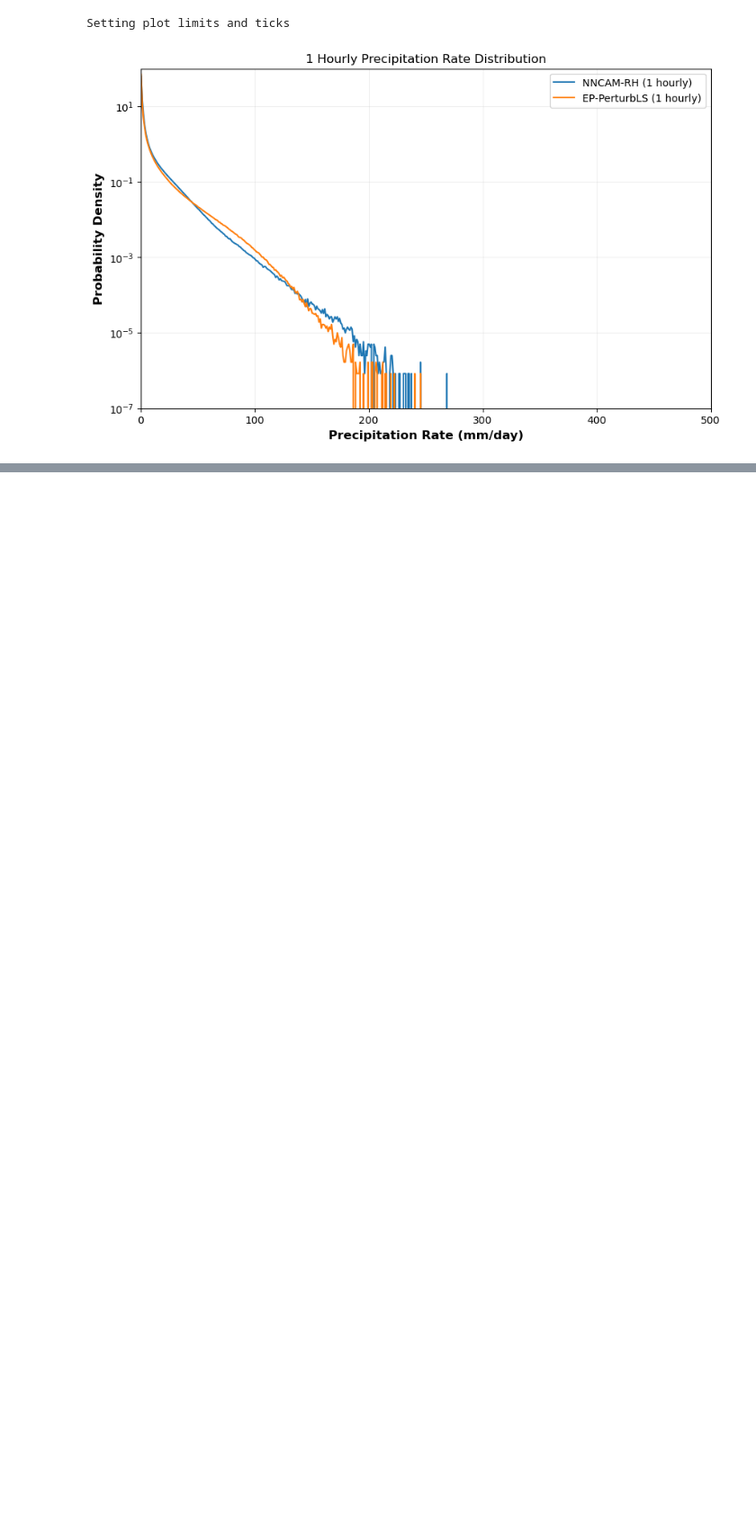
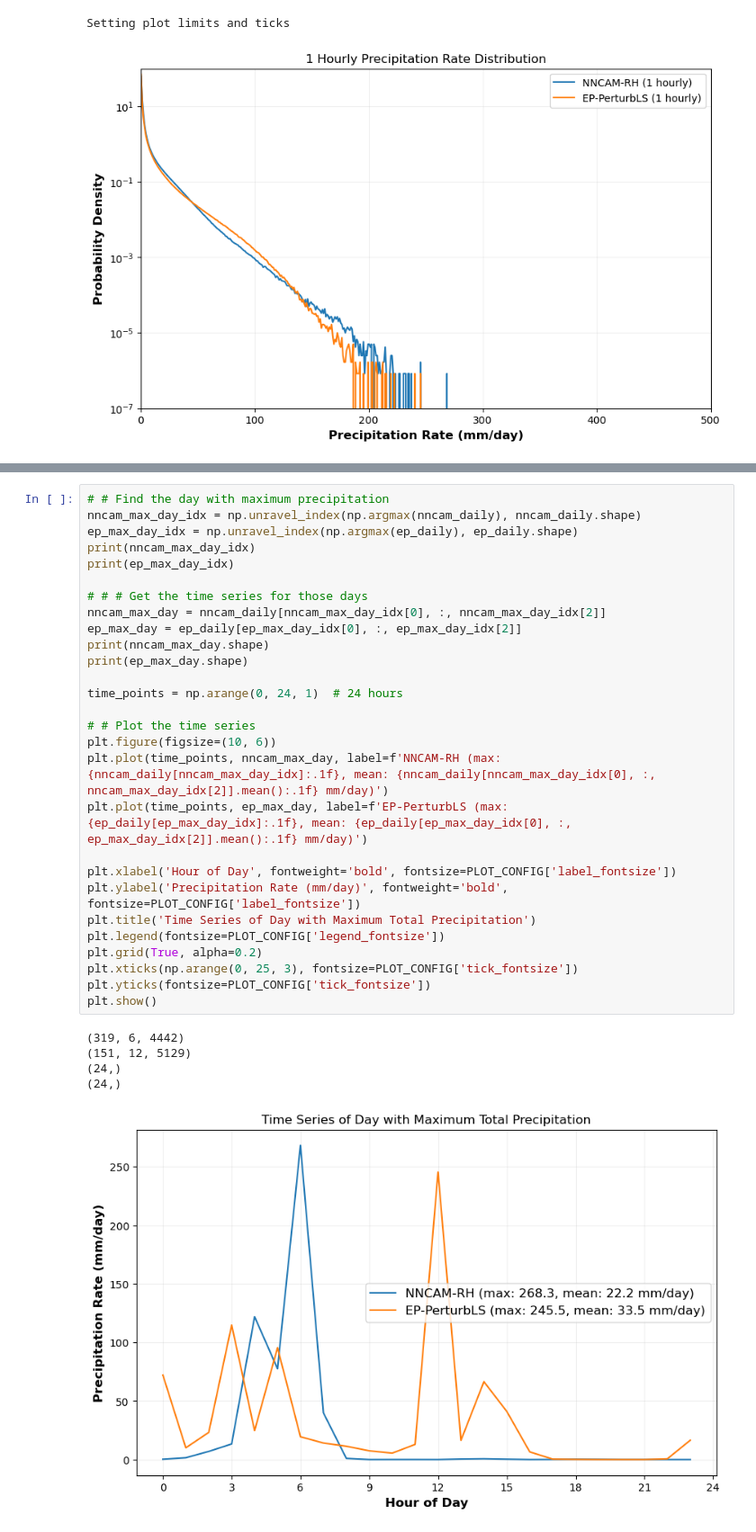
Before and after one commit to chenj209/clima_analysis, a Jupyter notebook: precipitation/precipitation_intensity.ipynb, the cells around one changed output, grey strips where cells are left out. Shown at 90% size. Saved outputs shown, nothing was run; the diff lists cells and outputs as text; blank space fills up the shorter version.

```diff
--- a/precipitation/precipitation_intensity.ipynb
+++ b/precipitation/precipitation_intensity.ipynb
@@ -277,0 +324,34 @@ Setting plot limits and ticks
+# %%
+# # Find the day with maximum precipitation
+nncam_max_day_idx = np.unravel_index(np.argmax(nncam_daily), nncam_daily.shape)
+ep_max_day_idx = np.unravel_index(np.argmax(ep_daily), ep_daily.shape)
+print(nncam_max_day_idx)
+print(ep_max_day_idx)
+
+# # # Get the time series for those days
+nncam_max_day = nncam_daily[nncam_max_day_idx[0], :, nncam_max_day_idx[2]]
+ep_max_day = ep_daily[ep_max_day_idx[0], :, ep_max_day_idx[2]]
+print(nncam_max_day.shape)
+print(ep_max_day.shape)
+
+time_points = np.arange(0, 24, 1)  # 24 hours
+
+# # Plot the time series
+plt.figure(figsize=(10, 6))
+plt.plot(time_points, nncam_max_day, label=f'NNCAM-RH (max: {nncam_daily[nncam_max_day_idx]:.1f}, mean: {nncam_daily[nncam_max_day_idx[0], :, nncam_max_day_idx[2]].mean():.1f} mm/day)')
+plt.plot(time_points, ep_max_day, label=f'EP-PerturbLS (max: {ep_daily[ep_max_day_idx]:.1f}, mean: {ep_daily[ep_max_day_idx[0], :, ep_max_day_idx[2]].mean():.1f} mm/day)')
+
+plt.xlabel('Hour of Day', fontweight='bold', fontsize=PLOT_CONFIG['label_fontsize'])
+plt.ylabel('Precipitation Rate (mm/day)', fontweight='bold', fontsize=PLOT_CONFIG['label_fontsize'])
+plt.title('Time Series of Day with Maximum Total Precipitation')
+plt.legend(fontsize=PLOT_CONFIG['legend_fontsize'])
+plt.grid(True, alpha=0.2)
+plt.xticks(np.arange(0, 25, 3), fontsize=PLOT_CONFIG['tick_fontsize'])
+plt.yticks(fontsize=PLOT_CONFIG['tick_fontsize'])
+plt.show()
+# %% [output]
+(319, 6, 4442)
+(151, 12, 5129)
+(24,)
+(24,)
+[figure, added]
```
Also changed, not shown: parts of 1 cell of this notebook.
